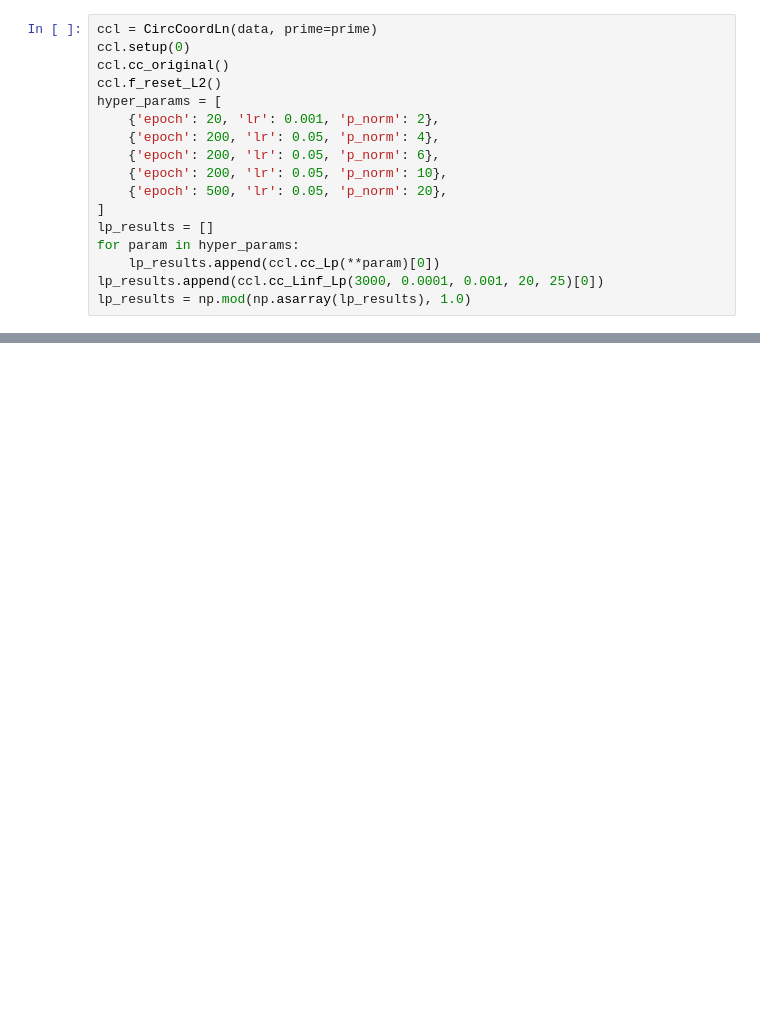
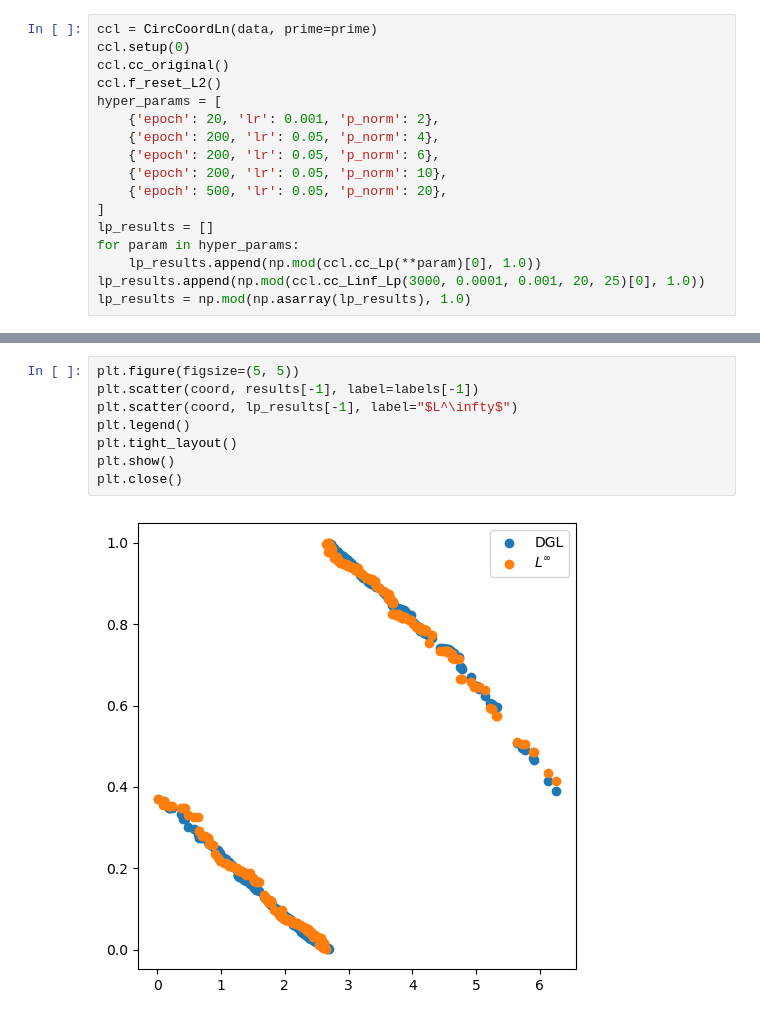
Before and after one commit to TJPaik/CircularCoordinates, a Jupyter notebook: experiments/noisy_circle.ipynb, the cells around one changed output, grey strips where cells are left out. Cells and saved outputs as stored; diff of their text form; blank space fills up the shorter version.

```diff
--- a/experiments/noisy_circle.ipynb
+++ b/experiments/noisy_circle.ipynb
@@ -70,8 +58,8 @@ hyper_params = [
 ]
 lp_results = []
 for param in hyper_params:
-    lp_results.append(ccl.cc_Lp(**param)[0])
-lp_results.append(ccl.cc_Linf_Lp(3000, 0.0001, 0.001, 20, 25)[0])
+    lp_results.append(np.mod(ccl.cc_Lp(**param)[0], 1.0))
+lp_results.append(np.mod(ccl.cc_Linf_Lp(3000, 0.0001, 0.001, 20, 25)[0], 1.0))
 lp_results = np.mod(np.asarray(lp_results), 1.0)
 # %%
 fig, axs = plt.subplots(1, 2, figsize=(10, 5))
@@ -91,0 +80,10 @@ plt.close()
+# %%
+plt.figure(figsize=(5, 5))
+plt.scatter(coord, results[-1], label=labels[-1])
+plt.scatter(coord, lp_results[-1], label="$L^\infty$")
+plt.legend()
+plt.tight_layout()
+plt.show()
+plt.close()
+# %% [output]
+[figure, added]
```
Also changed, not shown: parts of 8 cells of this notebook, 6 other files.
